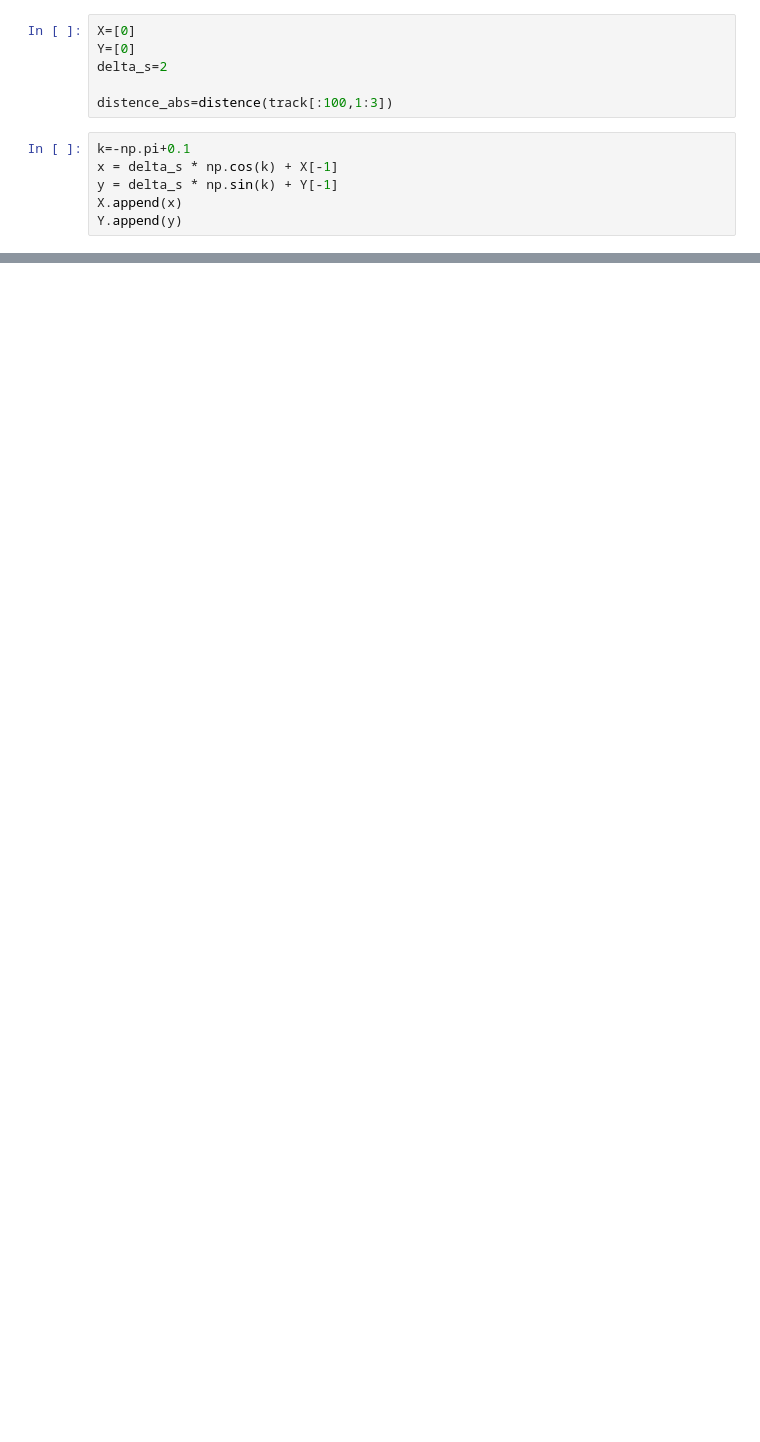
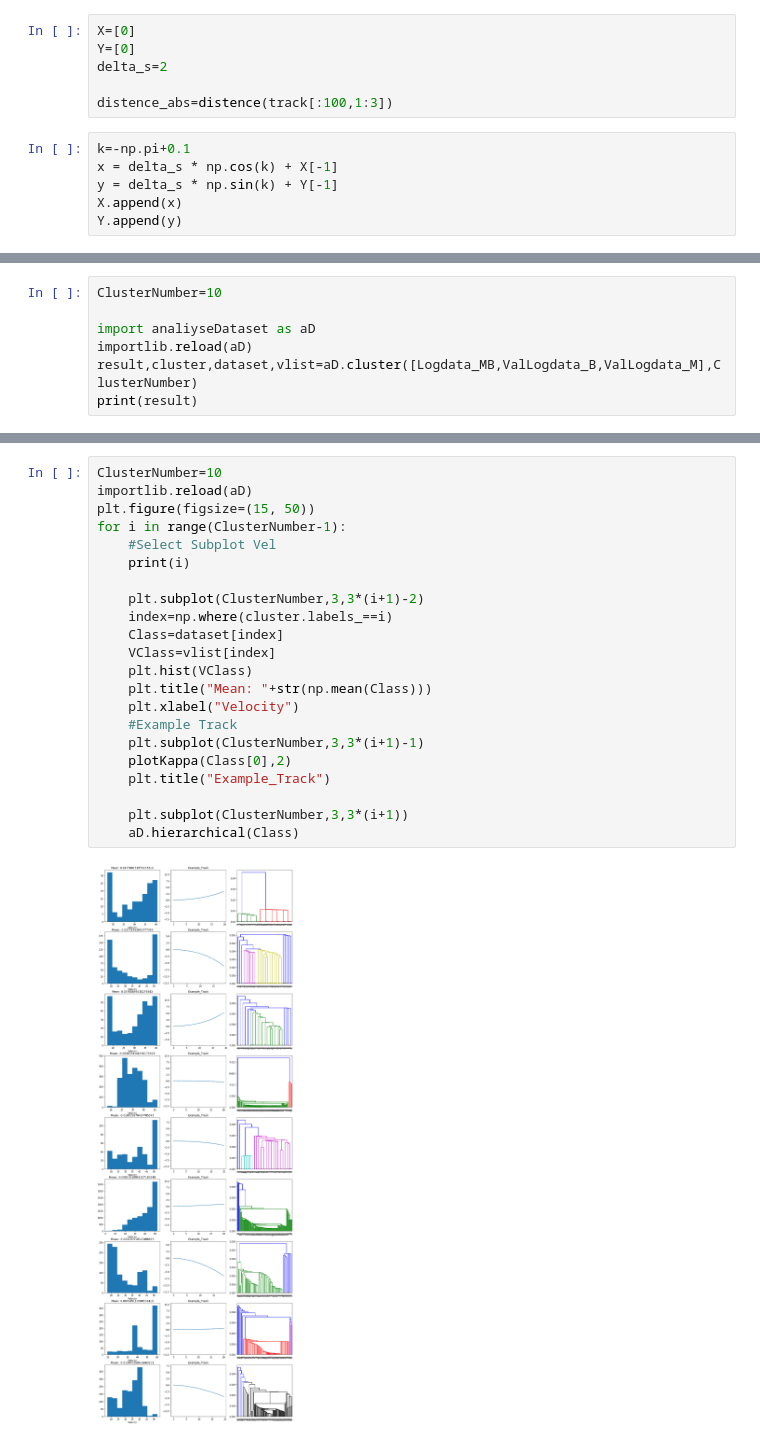
Before and after one commit to LeonKie/BA_Optimization_ML, a Jupyter notebook: MaschineLearning/visualisation/visTest.ipynb, the cells around one changed output, grey strips where cells are left out. Saved outputs shown, nothing was run; the diff lists cells and outputs as text; blank space fills up the shorter version.

Commit message:
testing curvature profile / Dataset analysis

```diff
--- a/MaschineLearning/visualisation/visTest.ipynb
+++ b/MaschineLearning/visualisation/visTest.ipynb
@@ -79,0 +122,7 @@ print(X,Y)
+# %%
+ClusterNumber=10
+
+import analiyseDataset as aD
+importlib.reload(aD)
+result,cluster,dataset,vlist=aD.cluster([Logdata_MB,ValLogdata_B,ValLogdata_M],ClusterNumber)
+print(result)
@@ -79,0 +133,24 @@ print(X,Y)
+# %%
+ClusterNumber=10
+importlib.reload(aD)
+plt.figure(figsize=(15, 50))
+for i in range(ClusterNumber-1):
+    #Select Subplot Vel
+    print(i)
+
+    plt.subplot(ClusterNumber,3,3*(i+1)-2)
+    index=np.where(cluster.labels_==i)
+    Class=dataset[index]
+    VClass=vlist[index]
+    plt.hist(VClass)
+    plt.title("Mean: "+str(np.mean(Class)))
+    plt.xlabel("Velocity")
+    #Example Track
+    plt.subplot(ClusterNumber,3,3*(i+1)-1)
+    plotKappa(Class[0],2)
+    plt.title("Example_Track")
+
+    plt.subplot(ClusterNumber,3,3*(i+1))
+    aD.hierarchical(Class)
+# %% [output]
+[figure, added]
```
Also changed, not shown: parts of 7 cells of this notebook, 4 other files.
